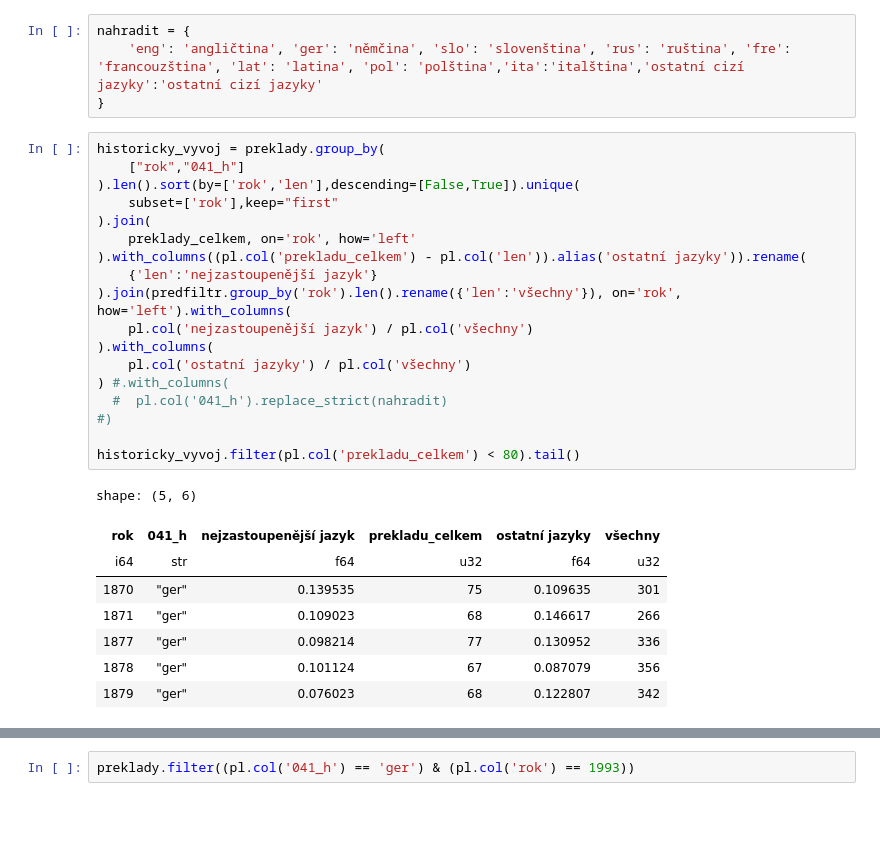
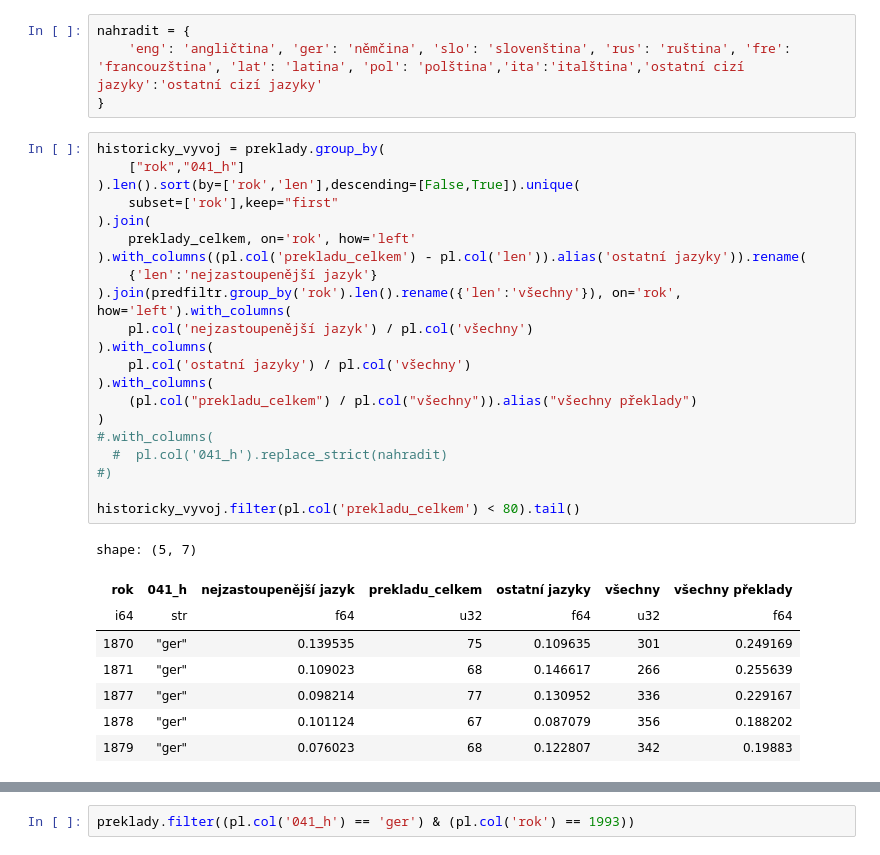
Before and after one commit to DataRozhlas/knizni-peoplemetr, a Jupyter notebook: 902c_jazyky.ipynb, the cells around one changed output, grey strips where cells are left out. Drawn from its saved outputs; the diff is of its cells as text; blank space fills up the shorter version.

```diff
--- a/902c_jazyky.ipynb
+++ b/902c_jazyky.ipynb
@@ -92,30 +92,33 @@ nahradit = {
 # %%
 historicky_vyvoj = preklady.group_by(
     ["rok","041_h"]
 ).len().sort(by=['rok','len'],descending=[False,True]).unique(
     subset=['rok'],keep="first"
 ).join(
     preklady_celkem, on='rok', how='left'
 ).with_columns((pl.col('prekladu_celkem') - pl.col('len')).alias('ostatní jazyky')).rename(
     {'len':'nejzastoupenější jazyk'}
 ).join(predfiltr.group_by('rok').len().rename({'len':'všechny'}), on='rok', how='left').with_columns(
     pl.col('nejzastoupenější jazyk') / pl.col('všechny')
 ).with_columns(
     pl.col('ostatní jazyky') / pl.col('všechny')
-) #.with_columns(
+).with_columns(
+    (pl.col("prekladu_celkem") / pl.col("všechny")).alias("všechny překlady")
+)
+#.with_columns(
   #  pl.col('041_h').replace_strict(nahradit)
 #)
 
 historicky_vyvoj.filter(pl.col('prekladu_celkem') < 80).tail()
 # %% [output]
-shape: (5, 6)
+shape: (5, 7)
-| rok | 041_h | nejzastoupenější jazyk | prekladu_celkem | ostatní jazyky | všechny |
-| i64 | str | f64 | u32 | f64 | u32 |
-| 1870 | "ger" | 0.139535 | 75 | 0.109635 | 301 |
-| 1871 | "ger" | 0.109023 | 68 | 0.146617 | 266 |
-| 1877 | "ger" | 0.098214 | 77 | 0.130952 | 336 |
-| 1878 | "ger" | 0.101124 | 67 | 0.087079 | 356 |
-| 1879 | "ger" | 0.076023 | 68 | 0.122807 | 342 |
+| rok | 041_h | nejzastoupenější jazyk | prekladu_celkem | ostatní jazyky | všechny | všechny překlady |
+| i64 | str | f64 | u32 | f64 | u32 | f64 |
+| 1870 | "ger" | 0.139535 | 75 | 0.109635 | 301 | 0.249169 |
+| 1871 | "ger" | 0.109023 | 68 | 0.146617 | 266 | 0.255639 |
+| 1877 | "ger" | 0.098214 | 77 | 0.130952 | 336 | 0.229167 |
+| 1878 | "ger" | 0.101124 | 67 | 0.087079 | 356 | 0.188202 |
+| 1879 | "ger" | 0.076023 | 68 | 0.122807 | 342 | 0.19883 |
 # %%
 historicky_vyvoj.filter(pl.col("rok").is_between(1935,1950))
 # %% [output]
```
Also changed, not shown: parts of 8 cells of this notebook, 25 other files.
